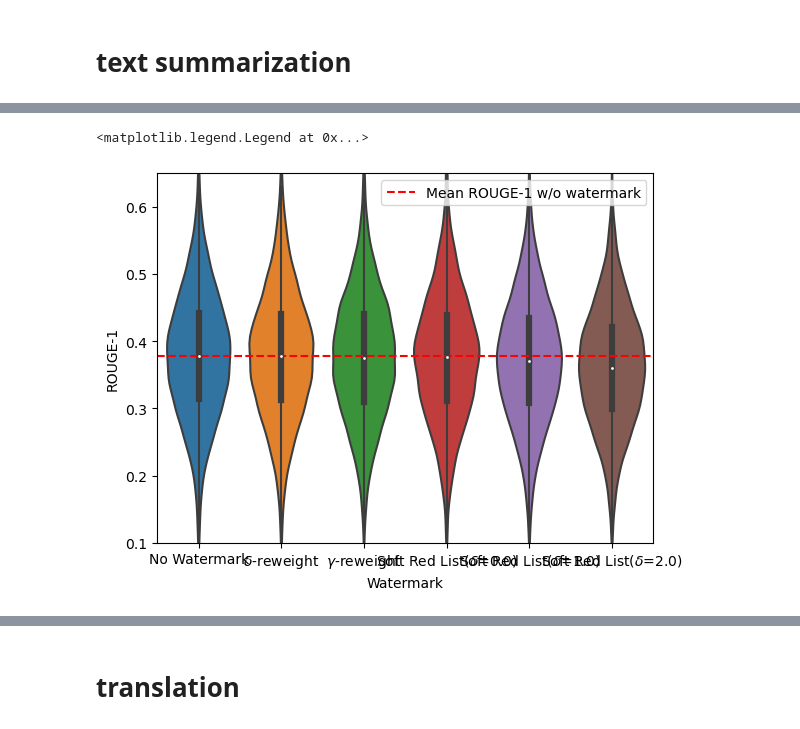
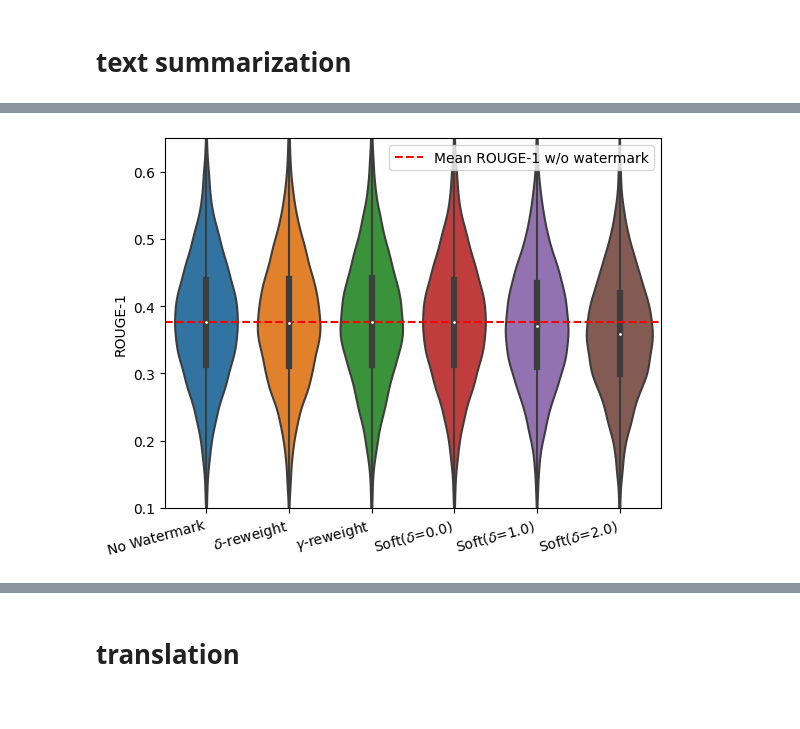
Before and after one commit to xiaoniu-578fa6bff964d005/UnbiasedWatermark, a Jupyter notebook: plot.ipynb, the cells around one changed output, grey strips where cells are left out. Cells and saved outputs as stored; diff of their text form; code cells hidden in the pictures.

```diff
--- a/plot.ipynb
+++ b/plot.ipynb
@@ -9,7 +9,7 @@ import pandas as pd
 # %% [markdown]
 # text summarization
 # %%
-df = pd.read_json(open("data/text_summarization_result.txt", "r", encoding="utf8"), lines=True)
+df = pd.read_json(open("/home/bobchen/data/text_summarization_result.txt", "r", encoding="utf8"), lines=True)
 # %%
 # nested dict to dataframe
 show_wp = ["No Watermark", "$\delta$-reweight", "$\gamma$-reweight"]
@@ -23,9 +23,8 @@ def map_wp_str(wp_str):
         return show_wp[2]
     elif "John" in wp_str:
         import re
-
         delta = re.findall(r"delta=(\d+\.?\d*)", wp_str)[0]
-        n = "Soft Red List" + f"($\delta$={delta})"
+        n = "Soft" + f"($\delta$={delta})"
         john_wps_set.add(n)
         return n
     if wp_str == "None":
@@ -46,17 +45,19 @@ df.head()
 # %%
 import seaborn as sns
 
 sns.violinplot(
     data=df, x="wp_str", y="rouge1", order=show_wp + john_wps
 )
 plt.ylabel("ROUGE-1")
-plt.xlabel("Watermark")
+plt.xlabel("")
 plt.axhline(df[df.wp_str == "No Watermark"].rouge1.mean(), color="red", linestyle="--", label="Mean ROUGE-1 w/o watermark")
+plt.xticks(rotation=15,  ha='right')
 plt.ylim(0.1, 0.65)
 plt.legend()
+# plt.show()
+plt.savefig("Violin_TS.pdf", format='pdf')
 # %% [output]
-<matplotlib.legend.Legend at 0x...>
-[figure, old version]
+[figure, new version]
 # %%
 sdf=df.melt(
     id_vars=["wp_str"],
```
Also changed, not shown: parts of 7 cells of this notebook.
